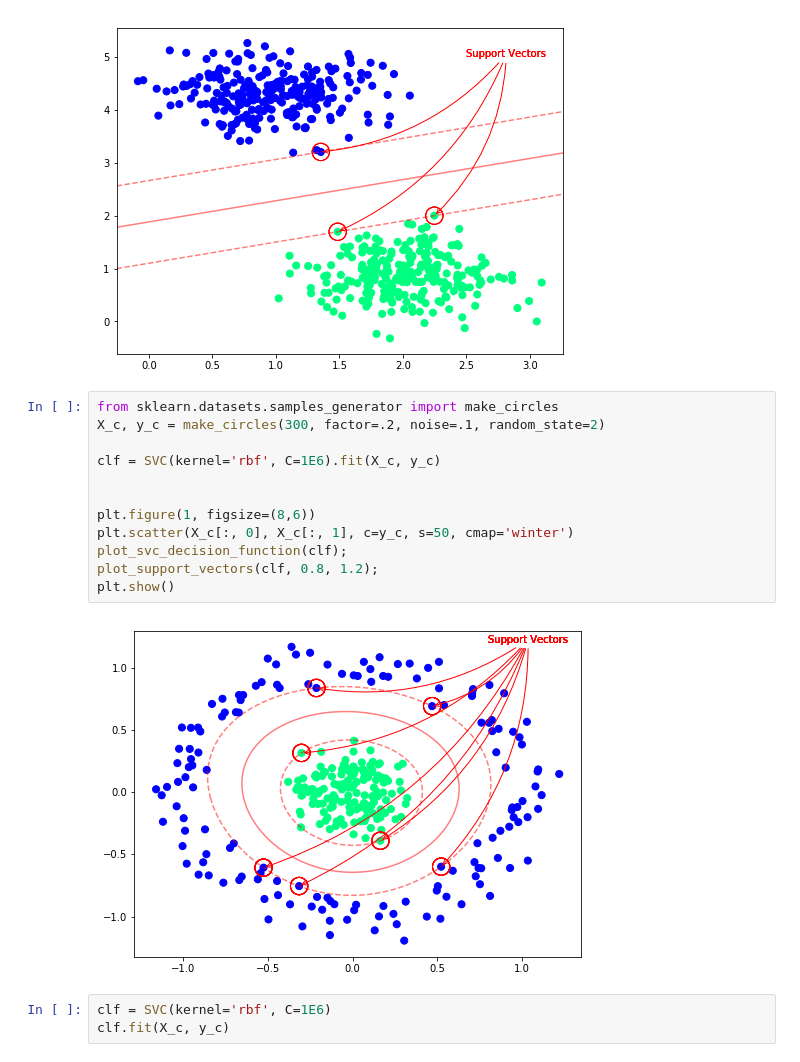
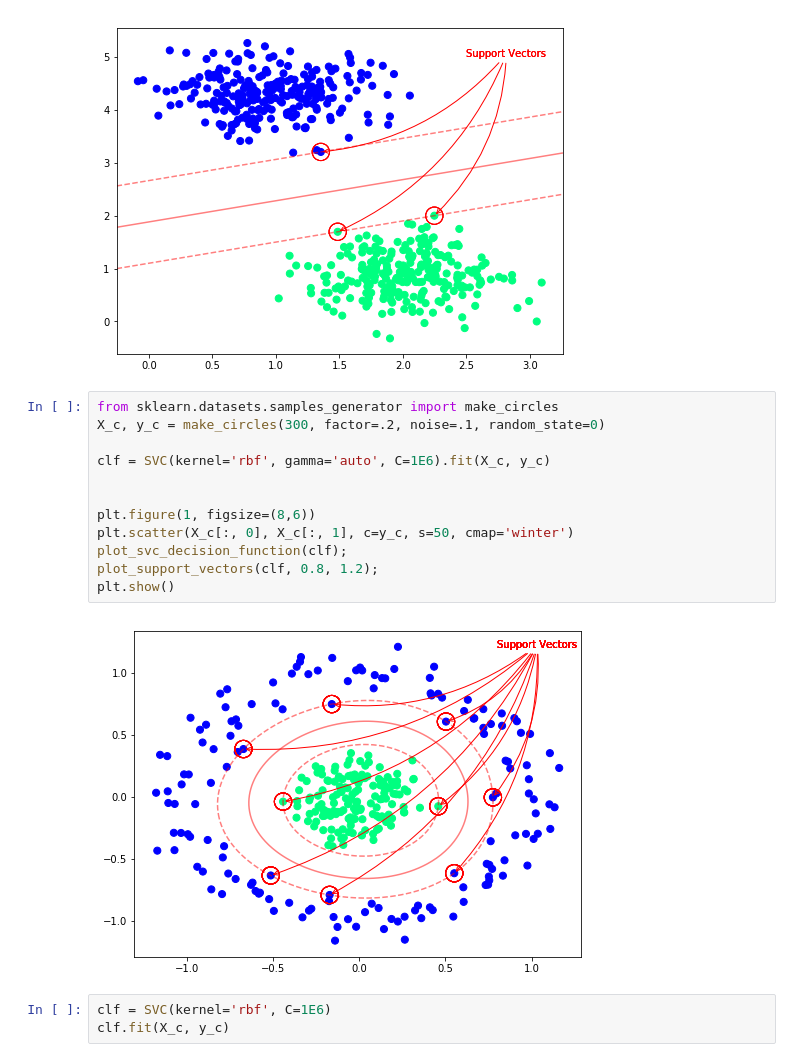
Before and after one commit to jchen8000/MachineLearning, a Jupyter notebook: Support Vector Machines/support_vector_machines.ipynb, the cells around one changed output. Drawn from its saved outputs; the diff is of its cells as text.

```diff
--- a/Support Vector Machines/support_vector_machines.ipynb
+++ b/Support Vector Machines/support_vector_machines.ipynb
@@ -76,18 +76,18 @@ plt.show()
 [figure]
 # %%
 from sklearn.datasets.samples_generator import make_circles
-X_c, y_c = make_circles(300, factor=.2, noise=.1, random_state=2)
+X_c, y_c = make_circles(300, factor=.2, noise=.1, random_state=0)
 
-clf = SVC(kernel='rbf', C=1E6).fit(X_c, y_c)
+clf = SVC(kernel='rbf', gamma='auto', C=1E6).fit(X_c, y_c)
 
 
 plt.figure(1, figsize=(8,6))
 plt.scatter(X_c[:, 0], X_c[:, 1], c=y_c, s=50, cmap='winter')
 plot_svc_decision_function(clf);
 plot_support_vectors(clf, 0.8, 1.2);
 plt.show()
 # %% [output]
-[figure, old version]
+[figure, new version]
 # %%
 clf = SVC(kernel='rbf', C=1E6)
 clf.fit(X_c, y_c)
```
